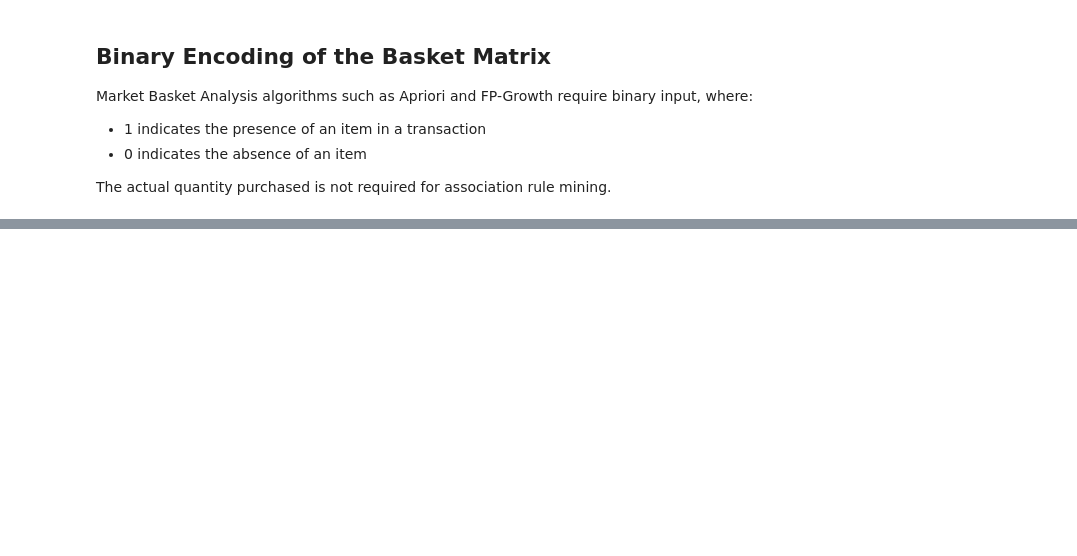
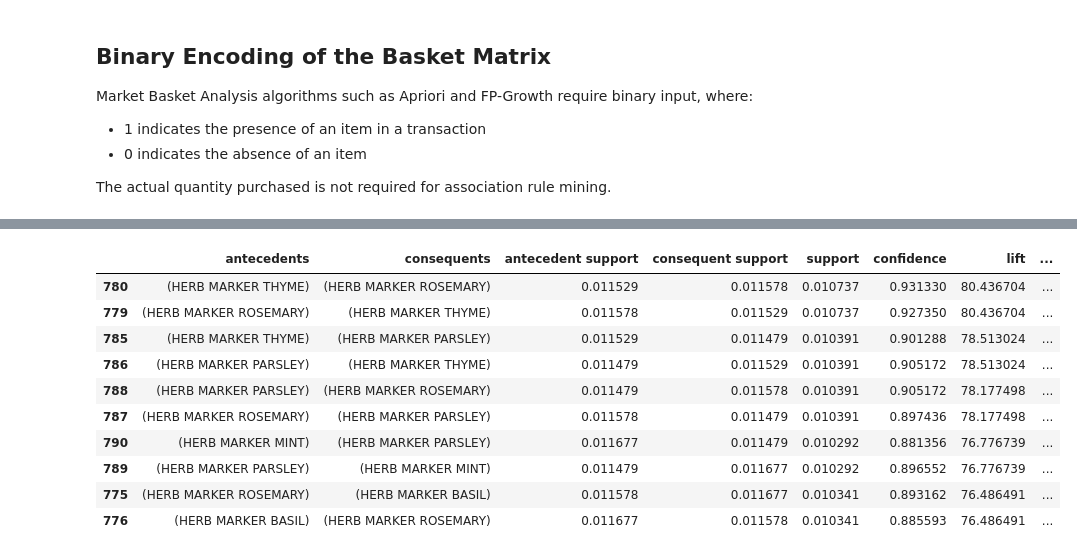
Before and after one commit to lma0lollipop/Market-Basket-Analysis, a Jupyter notebook: market-basket-analysis.ipynb, the cells around one changed output, grey strips where cells are left out. Drawn from its saved outputs; the diff is of its cells as text; code cells hidden in the pictures; blank space fills up the shorter version.

Commit message:
Used FP Growth to get Association Rules

```diff
--- a/market-basket-analysis.ipynb
+++ b/market-basket-analysis.ipynb
@@ -279,0 +270,2 @@ np.int64(509356)
+# %%
+basket_bool = basket_binary.astype(bool)
@@ -279,0 +282,7 @@ np.int64(509356)
+# %%
+frequent_itemsets_fp = fpgrowth(
+    basket_bool,
+    min_support=0.01,
+    use_colnames=True
+)
+frequent_itemsets_fp.head()
@@ -279,0 +328,6 @@ np.int64(509356)
+# %%
+rules = association_rules(
+    frequent_itemsets_fp,
+    metric="confidence",
+    min_threshold=0.3
+)
@@ -279,0 +345,14 @@ np.int64(509356)
+# %%
+rules.sort_values("lift", ascending=False).head(10)
+# %% [output]
+|  | antecedents | consequents | antecedent support | consequent support | support | confidence | lift | ... |
+| 780 | (HERB MARKER THYME) | (HERB MARKER ROSEMARY) | 0.011529 | 0.011578 | 0.010737 | 0.931330 | 80.436704 | ... |
+| 779 | (HERB MARKER ROSEMARY) | (HERB MARKER THYME) | 0.011578 | 0.011529 | 0.010737 | 0.927350 | 80.436704 | ... |
+| 785 | (HERB MARKER THYME) | (HERB MARKER PARSLEY) | 0.011529 | 0.011479 | 0.010391 | 0.901288 | 78.513024 | ... |
+| 786 | (HERB MARKER PARSLEY) | (HERB MARKER THYME) | 0.011479 | 0.011529 | 0.010391 | 0.905172 | 78.513024 | ... |
+| 788 | (HERB MARKER PARSLEY) | (HERB MARKER ROSEMARY) | 0.011479 | 0.011578 | 0.010391 | 0.905172 | 78.177498 | ... |
+| 787 | (HERB MARKER ROSEMARY) | (HERB MARKER PARSLEY) | 0.011578 | 0.011479 | 0.010391 | 0.897436 | 78.177498 | ... |
+| 790 | (HERB MARKER MINT) | (HERB MARKER PARSLEY) | 0.011677 | 0.011479 | 0.010292 | 0.881356 | 76.776739 | ... |
+| 789 | (HERB MARKER PARSLEY) | (HERB MARKER MINT) | 0.011479 | 0.011677 | 0.010292 | 0.896552 | 76.776739 | ... |
+| 775 | (HERB MARKER ROSEMARY) | (HERB MARKER BASIL) | 0.011578 | 0.011677 | 0.010341 | 0.893162 | 76.486491 | ... |
+| 776 | (HERB MARKER BASIL) | (HERB MARKER ROSEMARY) | 0.011677 | 0.011578 | 0.010341 | 0.885593 | 76.486491 | ... |
```
Also changed, not shown: parts of 13 cells of this notebook.
